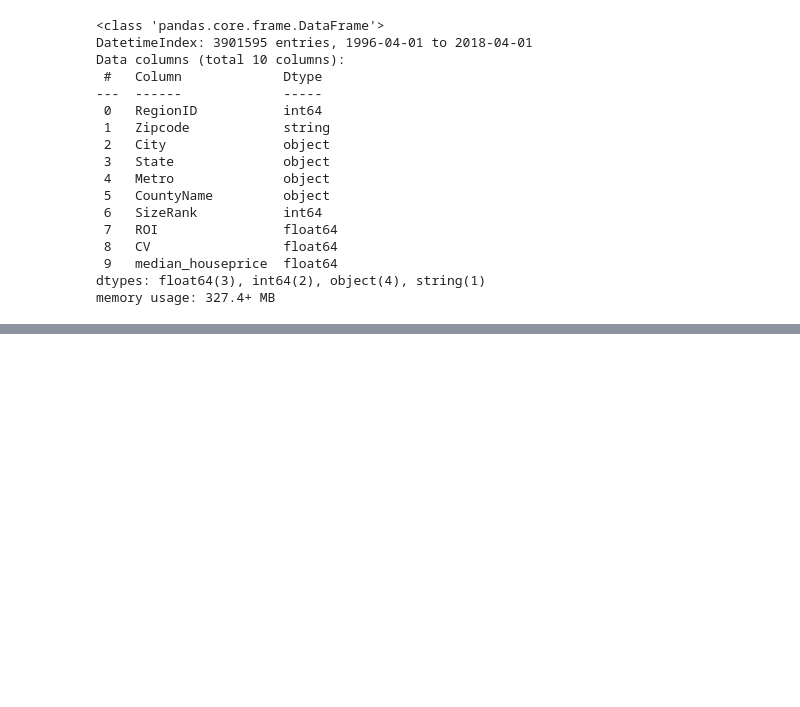
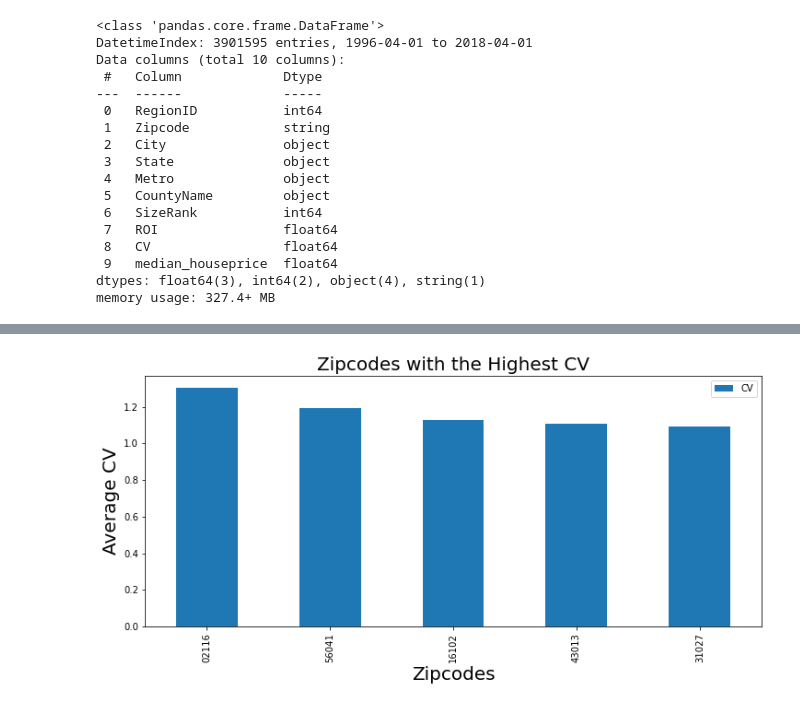
Before and after one commit to OswaldCc/Forecasting-Zillow-Real-Estate-Prices-Time-Series-Modelling, a Jupyter notebook: index.ipynb, the cells around one changed output, grey strips where cells are left out. Saved outputs shown, nothing was run; the diff lists cells and outputs as text; code cells hidden in the pictures; blank space fills up the shorter version.

```diff
--- a/index.ipynb
+++ b/index.ipynb
@@ -356,0 +434,11 @@ memory usage: 327.4+ MB
+# %%
+CV_topzipcodes = pd.DataFrame(df.groupby("Zipcode")["CV"].mean().sort_values(ascending=False).head(5))
+# %%
+ax3 = CV_topzipcodes.plot(kind='bar', figsize=(12,5) );
+ax3.set_alpha(0.8)
+ax3.set_title("Zipcodes with the Highest CV", fontsize=20)
+ax3.set_ylabel("Average CV", fontsize=20);
+ax3.set_xlabel("Zipcodes", fontsize=20)
+plt.show()
+# %% [output]
+[figure, added]
```
Also changed, not shown: parts of 49 cells of this notebook.
